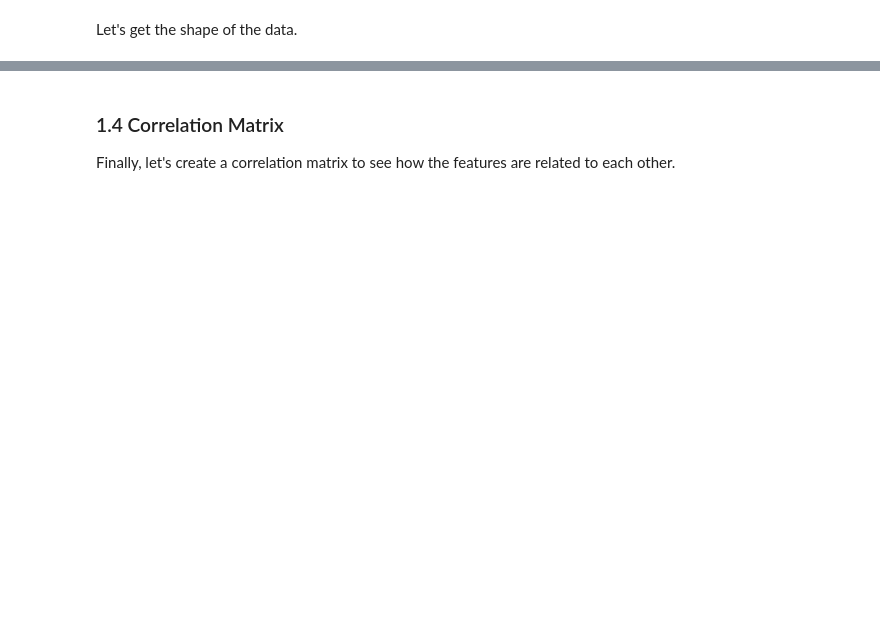
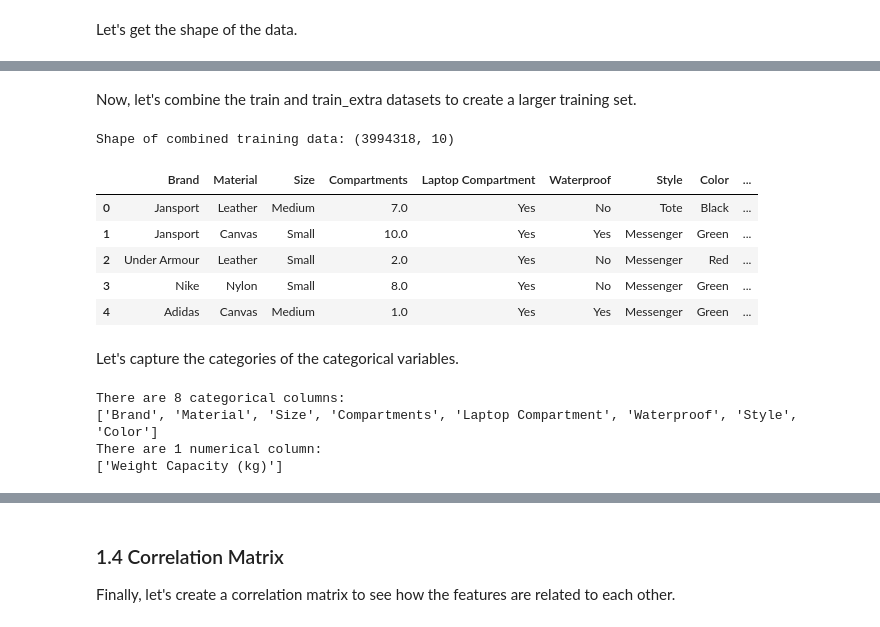
Before and after one commit to prgabriel/w207_Kaggle_Proj, a Jupyter notebook: notebooks/end_to_end_pipeline.ipynb, the cells around one changed output, grey strips where cells are left out. Saved outputs shown, nothing was run; the diff lists cells and outputs as text; code cells hidden in the pictures; blank space fills up the shorter version.

```diff
--- a/notebooks/end_to_end_pipeline.ipynb
+++ b/notebooks/end_to_end_pipeline.ipynb
@@ -181,3 +278,40 @@ print(f"Shape of testing data: {test_df.shape}")
+# %% [markdown]
+Now, let's combine the train and train_extra datasets to create a larger training set.
+# %%
+# Combine train and train_extra datasets
+train_df = pd.concat([train_df, train_extra_df], axis=0).reset_index(drop=True)
+
+# Display the shape of the combined dataset
+print(f"Shape of combined training data: {train_df.shape}")
+
+# Display the shape of the combined dataset
+train_df.shape
+
+# Display the first few rows of the combined dataset
+train_df.head()
+# %% [output]
+Shape of combined training data: (3994318, 10)
+|  | Brand | Material | Size | Compartments | Laptop Compartment | Waterproof | Style | Color | ... |
+| 0 | Jansport | Leather | Medium | 7.0 | Yes | No | Tote | Black | ... |
+| 1 | Jansport | Canvas | Small | 10.0 | Yes | Yes | Messenger | Green | ... |
+| 2 | Under Armour | Leather | Small | 2.0 | Yes | No | Messenger | Red | ... |
+| 3 | Nike | Nylon | Small | 8.0 | Yes | No | Messenger | Green | ... |
+| 4 | Adidas | Canvas | Medium | 1.0 | Yes | Yes | Messenger | Green | ... |
+# %% [markdown]
+Let's capture the categories of the categorical variables.
+# %%
+cat_columns = train_df.columns[:-2].tolist()  # Dropped the last two columns since we know that these are numerical columns
+print(f'There are {len(cat_columns)} categorical columns:')
+print(cat_columns)
+
+num_columns = [train_df.columns[-2]]
+print(f'There are {len(num_columns)} numerical column:')
+print(num_columns)
+# %% [output]
+There are 8 categorical columns:
+['Brand', 'Material', 'Size', 'Compartments', 'Laptop Compartment', 'Waterproof', 'Style', 'Color']
+There are 1 numerical column:
+['Weight Capacity (kg)']
 # %% [markdown]
 ### 1.3 Data Visualization
 
```
Also changed, not shown: parts of 36 cells of this notebook.
